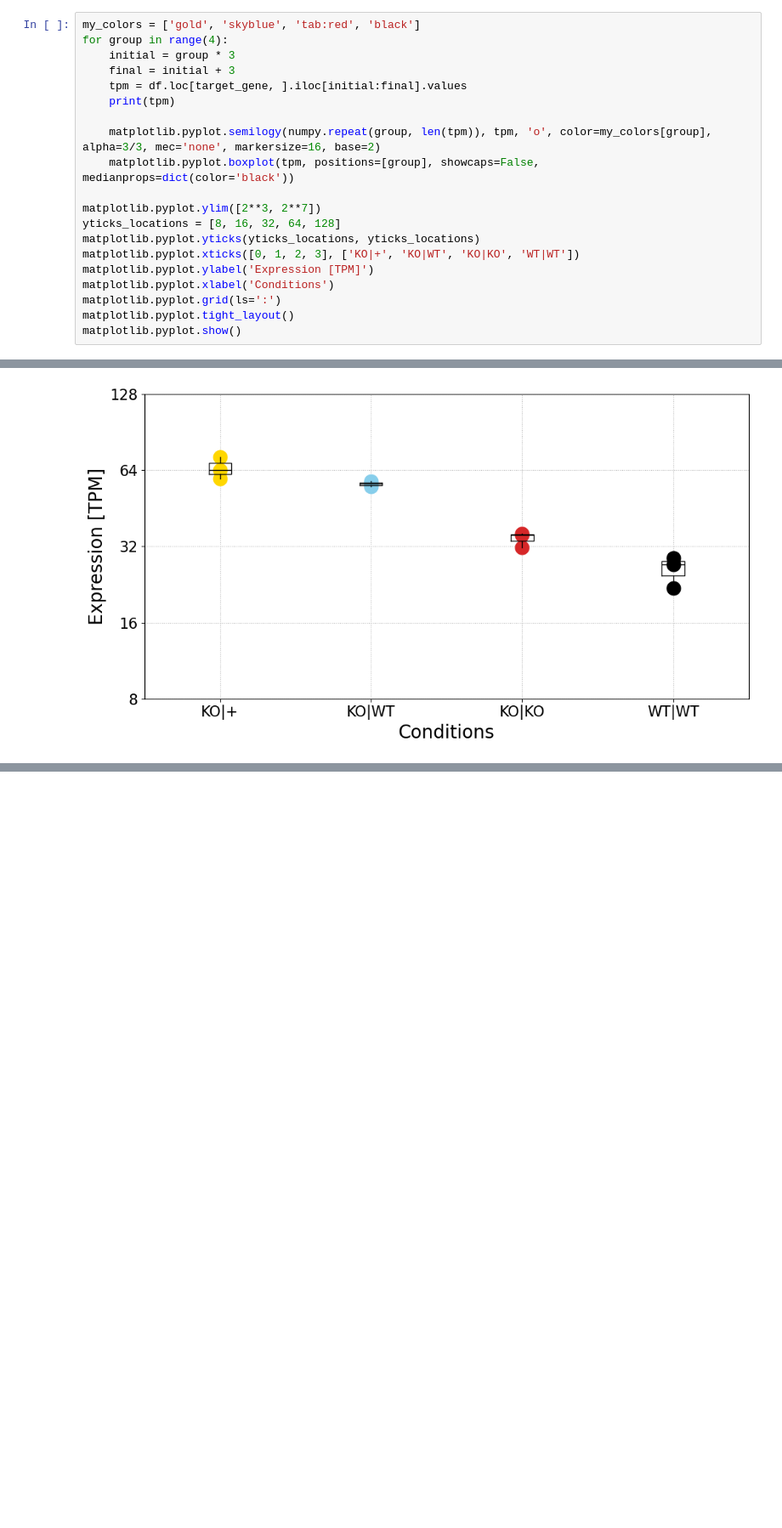
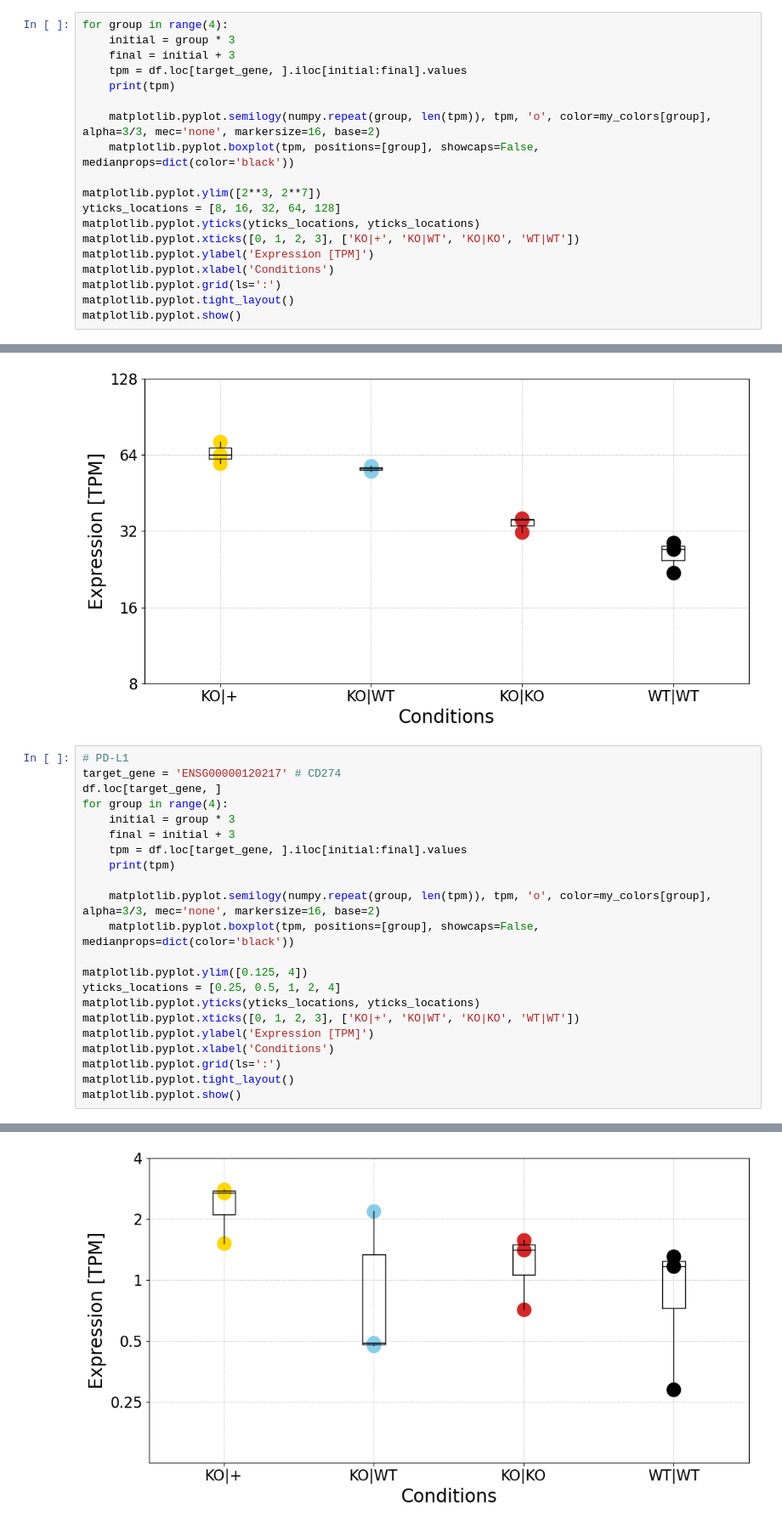
Before and after one commit to adelomana/egilsstadir, a Jupyter notebook: 004.visualization/expression_analysis_targeted.ipynb, the cells around one changed output, grey strips where cells are left out. Shown at 85% size. Saved outputs shown, nothing was run; the diff lists cells and outputs as text; blank space fills up the shorter version.

```diff
--- a/004.visualization/expression_analysis_targeted.ipynb
+++ b/004.visualization/expression_analysis_targeted.ipynb
@@ -93,7 +93,6 @@ C_WT_2        27.127665
 C_WT_3        21.859901
 Name: ENSG00000137693, dtype: float64
 # %%
-my_colors = ['gold', 'skyblue', 'tab:red', 'black']
 for group in range(4):
     initial = group * 3
     final = initial + 3
@@ -118,3 +117,26 @@ matplotlib.pyplot.show()
 [35.97543204 35.51194673 31.69372246]
 [28.80632839 27.12766519 21.85990123]
 [figure]
+# %%
+# PD-L1
+target_gene = 'ENSG00000120217' # CD274
+df.loc[target_gene, ]
+for group in range(4):
+    initial = group * 3
+    final = initial + 3
+    tpm = df.loc[target_gene, ].iloc[initial:final].values
+    print(tpm)
+
+    matplotlib.pyplot.semilogy(numpy.repeat(group, len(tpm)), tpm, 'o', color=my_colors[group], alpha=3/3, mec='none', markersize=16, base=2)
+    matplotlib.pyplot.boxplot(tpm, positions=[group], showcaps=False, medianprops=dict(color='black'))
+
+matplotlib.pyplot.ylim([0.125, 4])
+yticks_locations = [0.25, 0.5, 1, 2, 4]
+matplotlib.pyplot.yticks(yticks_locations, yticks_locations)
+matplotlib.pyplot.xticks([0, 1, 2, 3], ['KO|+', 'KO|WT', 'KO|KO', 'WT|WT'])
+matplotlib.pyplot.ylabel('Expression [TPM]')
+matplotlib.pyplot.xlabel('Conditions')
+matplotlib.pyplot.grid(ls=':')
+matplotlib.pyplot.tight_layout()
+matplotlib.pyplot.show()
+# %% [output]
@@ -120,0 +147 @@ matplotlib.pyplot.show()
+[figure, added]
```
Also changed, not shown: parts of 1 cell of this notebook, 1 other file.
